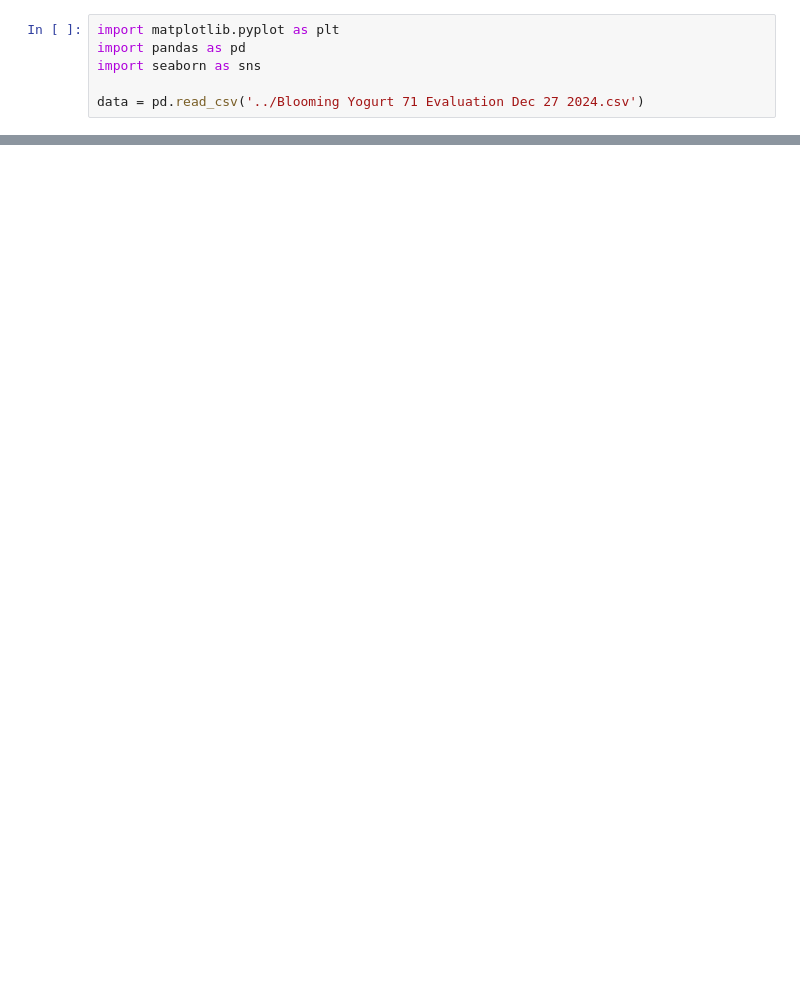
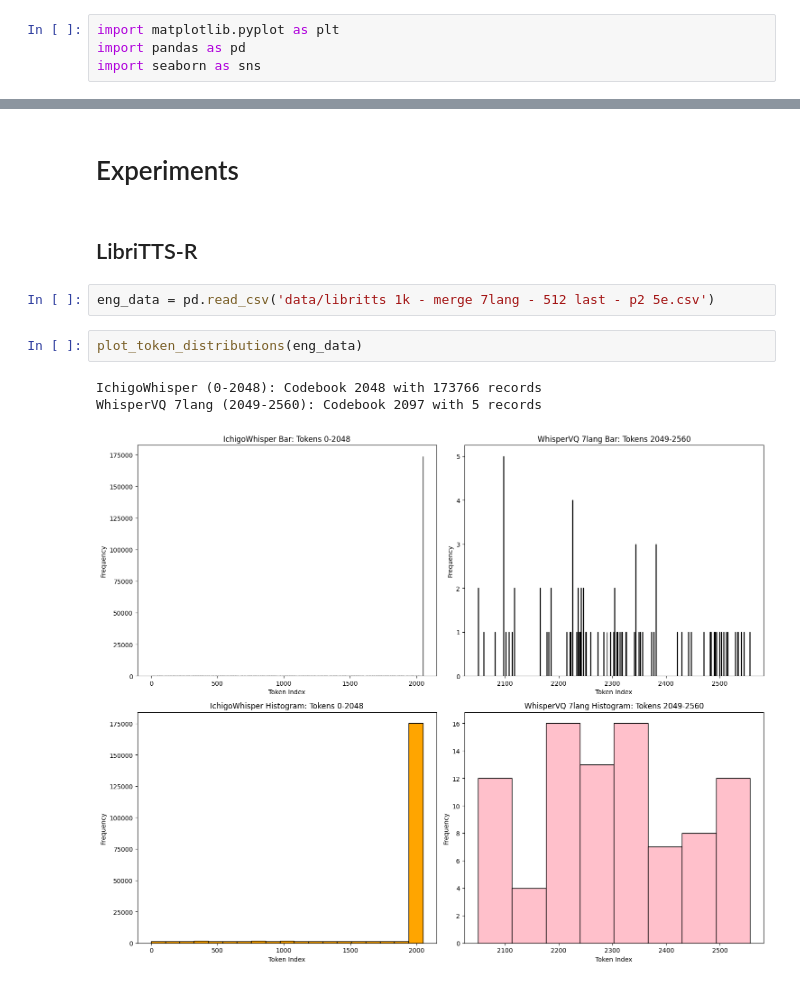
Before and after one commit to janhq/WhisperSpeech, a Jupyter notebook: ichigo-quantizer/utils/token_viz.ipynb, the cells around one changed output, grey strips where cells are left out. Cells and saved outputs as stored; diff of their text form; blank space fills up the shorter version.

Commit message:
feat: add token viz

```diff
--- a/ichigo-quantizer/utils/token_viz.ipynb
+++ b/ichigo-quantizer/utils/token_viz.ipynb
@@ -2,6 +2,4 @@
 import matplotlib.pyplot as plt
 import pandas as pd
 import seaborn as sns
-
-data = pd.read_csv('../Blooming Yogurt 71 Evaluation Dec 27 2024.csv')
 # %% [markdown]
@@ -137,0 +121,12 @@ enhanced_token_analysis(data)
+# %% [markdown]
+# Experiments
+# %% [markdown]
+## LibriTTS-R
+# %%
+eng_data = pd.read_csv('data/libritts 1k - merge 7lang - 512 last - p2 5e.csv')
+# %%
+plot_token_distributions(eng_data)
+# %% [output]
+IchigoWhisper (0-2048): Codebook 2048 with 173766 records
+WhisperVQ 7lang (2049-2560): Codebook 2097 with 5 records
+[figure, added]
```
Also changed, not shown: parts of 13 cells of this notebook, 2 other files.
